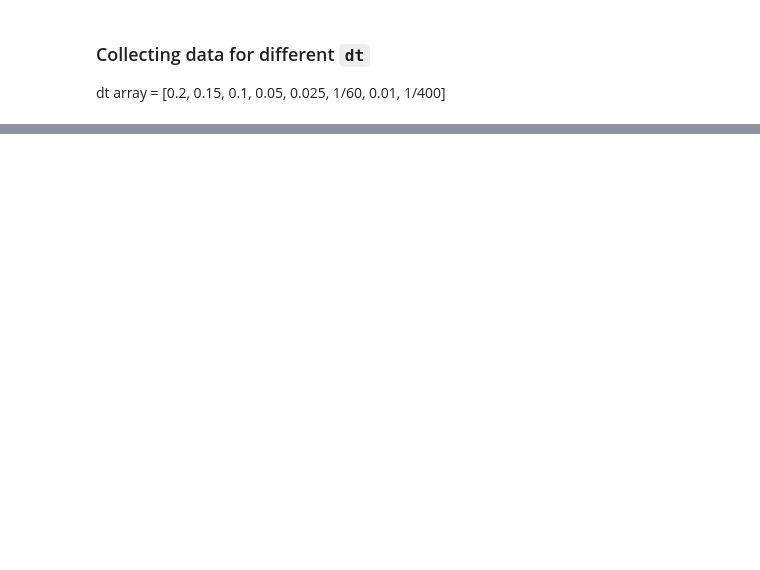
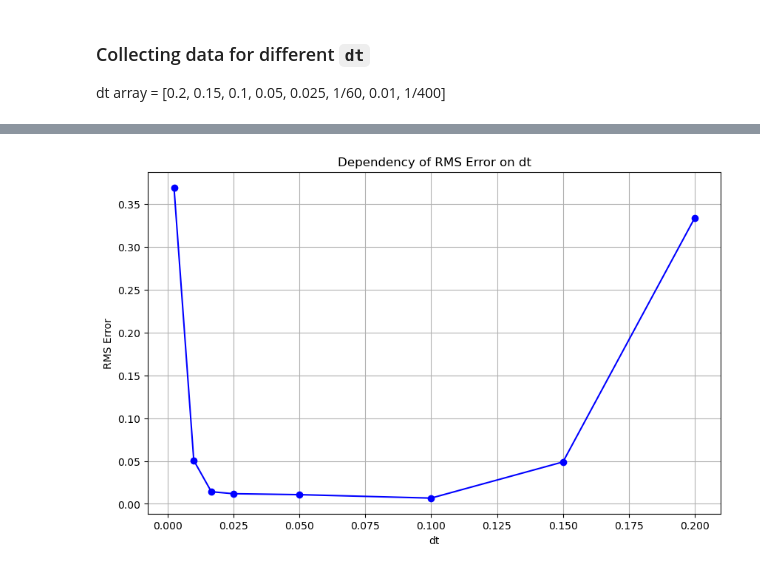
Before and after one commit to damurka5/RL_CDPR, a Jupyter notebook: notebooks/12_Variable_dt_evaluation.ipynb, the cells around one changed output, grey strips where cells are left out. Cells and saved outputs as stored; diff of their text form; code cells hidden in the pictures; blank space fills up the shorter version.

```diff
--- a/notebooks/12_Variable_dt_evaluation.ipynb
+++ b/notebooks/12_Variable_dt_evaluation.ipynb
@@ -457,0 +567,4 @@ dt array = [0.2, 0.15, 0.1, 0.05, 0.025, 1/60, 0.01, 1/400]
+# %%
+plot_rms_vs_dt(rms_errors_TRPO_circle)
+# %% [output]
+[figure, added]
```
Also changed, not shown: parts of 11 cells of this notebook.
